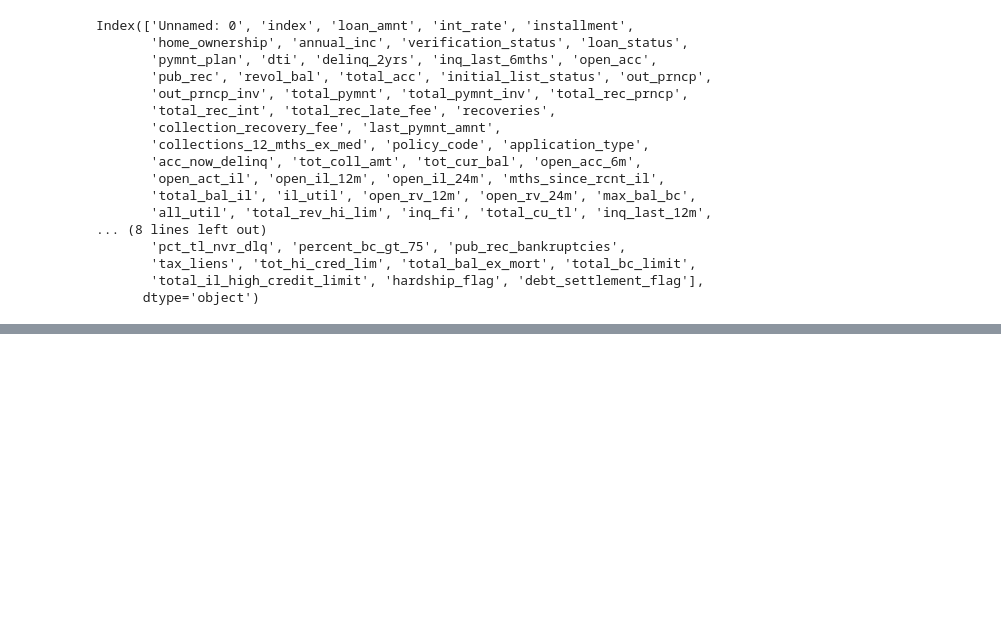
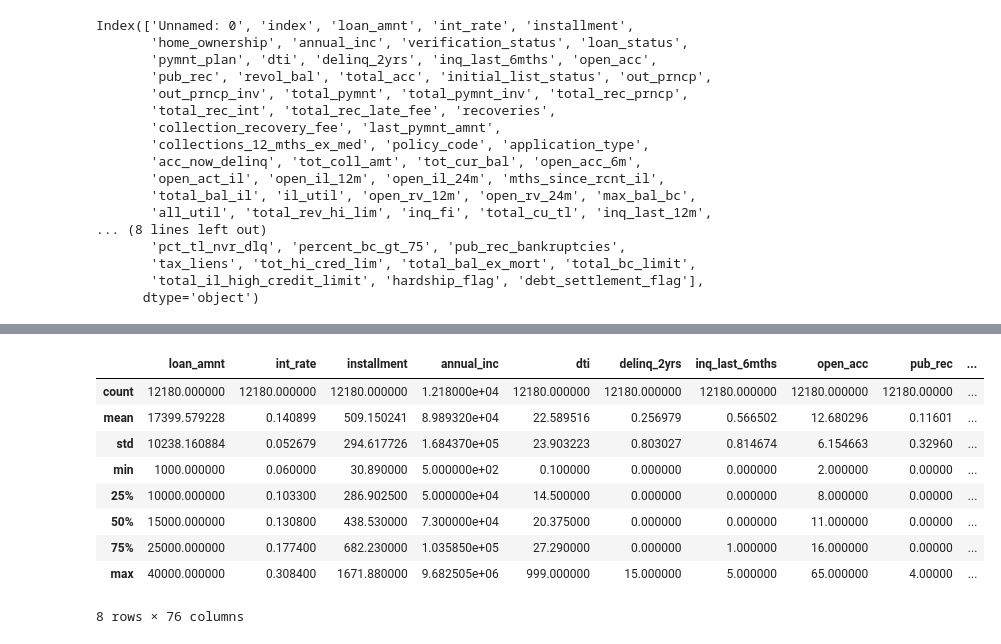
Before and after one commit to bso613/supervised_learning_LendingClub, a Jupyter notebook: Instructions/Credit Risk Evaluator.ipynb, the cells around one changed output, grey strips where cells are left out. Drawn from its saved outputs; the diff is of its cells as text; code cells hidden in the pictures; blank space fills up the shorter version.

```diff
--- a/Instructions/Credit Risk Evaluator.ipynb
+++ b/Instructions/Credit Risk Evaluator.ipynb
@@ -113,3 +113,10 @@ Index(['Unnamed: 0', 'index', 'loan_amnt', 'int_rate', 'installment',
        'tax_liens', 'tot_hi_cred_lim', 'total_bal_ex_mort', 'total_bc_limit',
        'total_il_high_credit_limit', 'hardship_flag', 'debt_settlement_flag'],
       dtype='object')
+# %%
+# Dropping the unamed and index columns
+train_df = train_df.drop(['Unnamed: 0', 'index'], axis=1)
+print(train_df)
+
+test_df = test_df.drop(['Unnamed: 0', 'index'], axis=1)
+print(test_df)
@@ -116,3 +166,17 @@ Index(['Unnamed: 0', 'index', 'loan_amnt', 'int_rate', 'installment',
+# %%
+# looking for potential outliers
+train_df.describe()
+# %% [output]
+|  | loan_amnt | int_rate | installment | annual_inc | dti | delinq_2yrs | inq_last_6mths | open_acc | pub_rec | ... |
+| count | 12180.000000 | 12180.000000 | 12180.000000 | 1.218000e+04 | 12180.000000 | 12180.000000 | 12180.000000 | 12180.000000 | 12180.00000 | ... |
+| mean | 17399.579228 | 0.140899 | 509.150241 | 8.989320e+04 | 22.589516 | 0.256979 | 0.566502 | 12.680296 | 0.11601 | ... |
+| std | 10238.160884 | 0.052679 | 294.617726 | 1.684370e+05 | 23.903223 | 0.803027 | 0.814674 | 6.154663 | 0.32960 | ... |
+| min | 1000.000000 | 0.060000 | 30.890000 | 5.000000e+02 | 0.100000 | 0.000000 | 0.000000 | 2.000000 | 0.00000 | ... |
+| 25% | 10000.000000 | 0.103300 | 286.902500 | 5.000000e+04 | 14.500000 | 0.000000 | 0.000000 | 8.000000 | 0.00000 | ... |
+| 50% | 15000.000000 | 0.130800 | 438.530000 | 7.300000e+04 | 20.375000 | 0.000000 | 0.000000 | 11.000000 | 0.00000 | ... |
+| 75% | 25000.000000 | 0.177400 | 682.230000 | 1.035850e+05 | 27.290000 | 0.000000 | 1.000000 | 16.000000 | 0.00000 | ... |
+| max | 40000.000000 | 0.308400 | 1671.880000 | 9.682505e+06 | 999.000000 | 15.000000 | 5.000000 | 65.000000 | 4.00000 | ... |
+8 rows × 76 columns
 # %%
 # Convert categorical data to numeric and separate target feature for training data
 # %%
```
Also changed, not shown: parts of 2 cells of this notebook, 1 other file.
